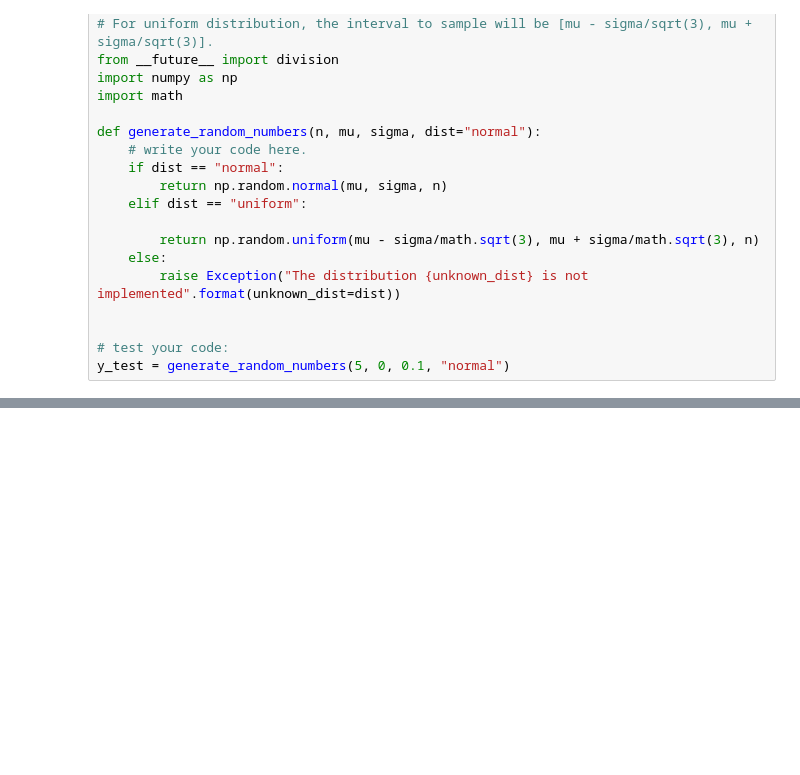
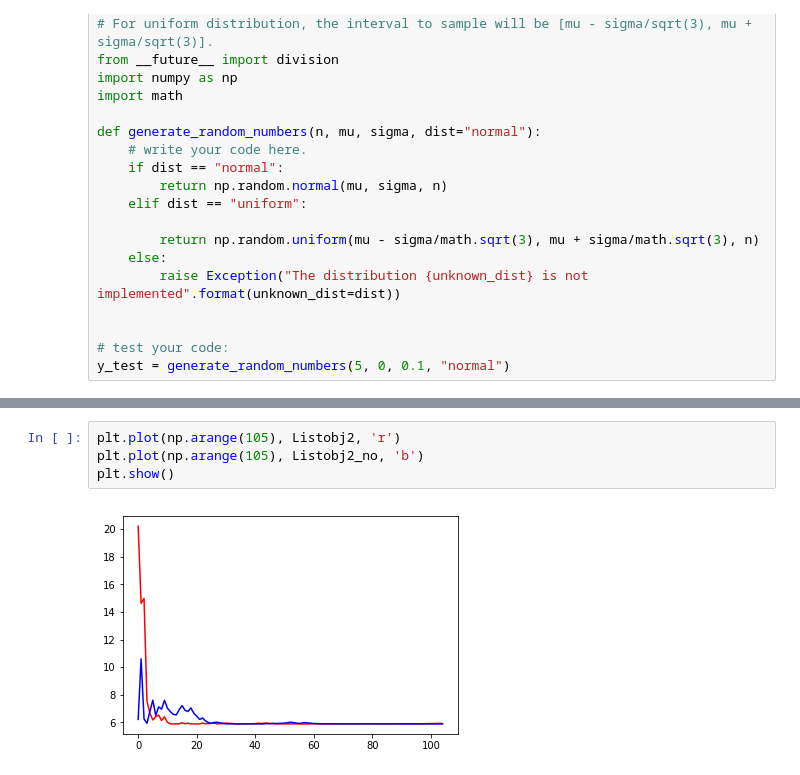
Before and after one commit to heyhalcyon/Randomized-Optimization, a Jupyter notebook: project2.ipynb, the cells around one changed output, grey strips where cells are left out. Saved outputs shown, nothing was run; the diff lists cells and outputs as text; blank space fills up the shorter version.

```diff
--- a/project2.ipynb
+++ b/project2.ipynb
@@ -97,0 +96,6 @@ print(IGD_wr_task1(y2))
+# %%
+plt.plot(np.arange(105), Listobj2, 'r')
+plt.plot(np.arange(105), Listobj2_no, 'b')
+plt.show()
+# %% [output]
+[figure, added]
```
Also changed, not shown: parts of 6 cells of this notebook, 1 other file.
